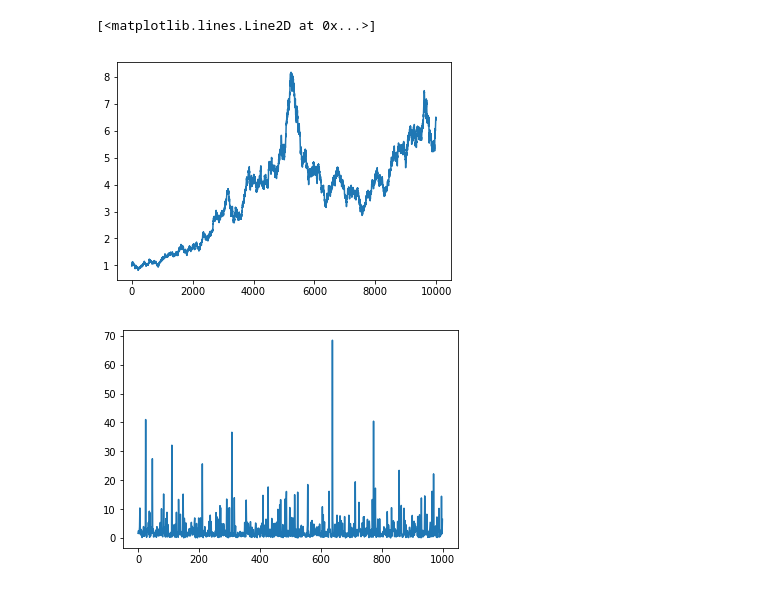
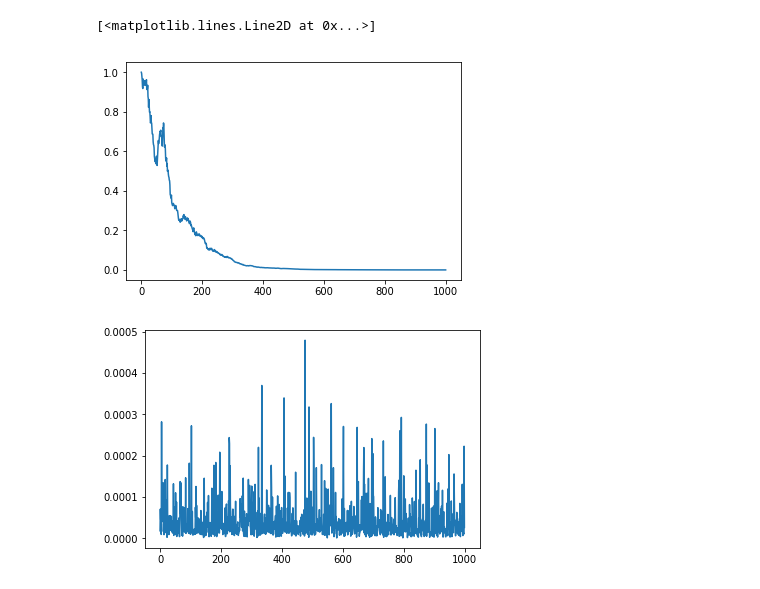
Before and after one commit to hervature/ORFE, a Jupyter notebook: APC 523/project/zach_scratch.ipynb, the cells around one changed output. Drawn from its saved outputs; the diff is of its cells as text; code cells hidden in the pictures.

```diff
--- a/APC 523/project/zach_scratch.ipynb
+++ b/APC 523/project/zach_scratch.ipynb
@@ -7,36 +7,39 @@ import math
 # %%
 # Geometric Brownian Motion
 # S_0 = 1
-# S_t = \mu * S_t dt + \sigma * S_t dW_t
+# dS_t = \mu * S_t dt + \sigma * S_t dW_t
 # Solution: S_0 * e^((\mu - \sigma^2/2)*t + \sigma*W_t)
 # where W_t ~ N(0,t)
 
-mu = 1
+mu = -10
 sigma = 1
 x_0 = 1
 T = 1
+n = 1000
 
 def A(x, t):
     return mu*x
 
 def B(x, t):
     return sigma*x
 
-n = 1000
-tspan = np.linspace(0, T, 10001)
+def C(x, t):
+    return sigma**2 * x/2
+
+tspan = np.linspace(0, T, 1001)
 x_t = np.zeros((len(tspan), n))
 
 for i in range(n):
     x_t[:, i] = SdeInt().Euler(A, B, x_0, tspan)
 
 # plot of sample path
 plt.figure()
 plt.plot(x_t[:,-1])
 
 # plot of final distribution
 plt.figure()
 plt.plot(x_t[-1,:])
 # %% [output]
 [<matplotlib.lines.Line2D at 0x...>]
-[figure, old version]
+[figure, new version]
-[figure, old version]
+[figure, new version]
```
Also changed, not shown: parts of 14 cells of this notebook, 1 other file.
